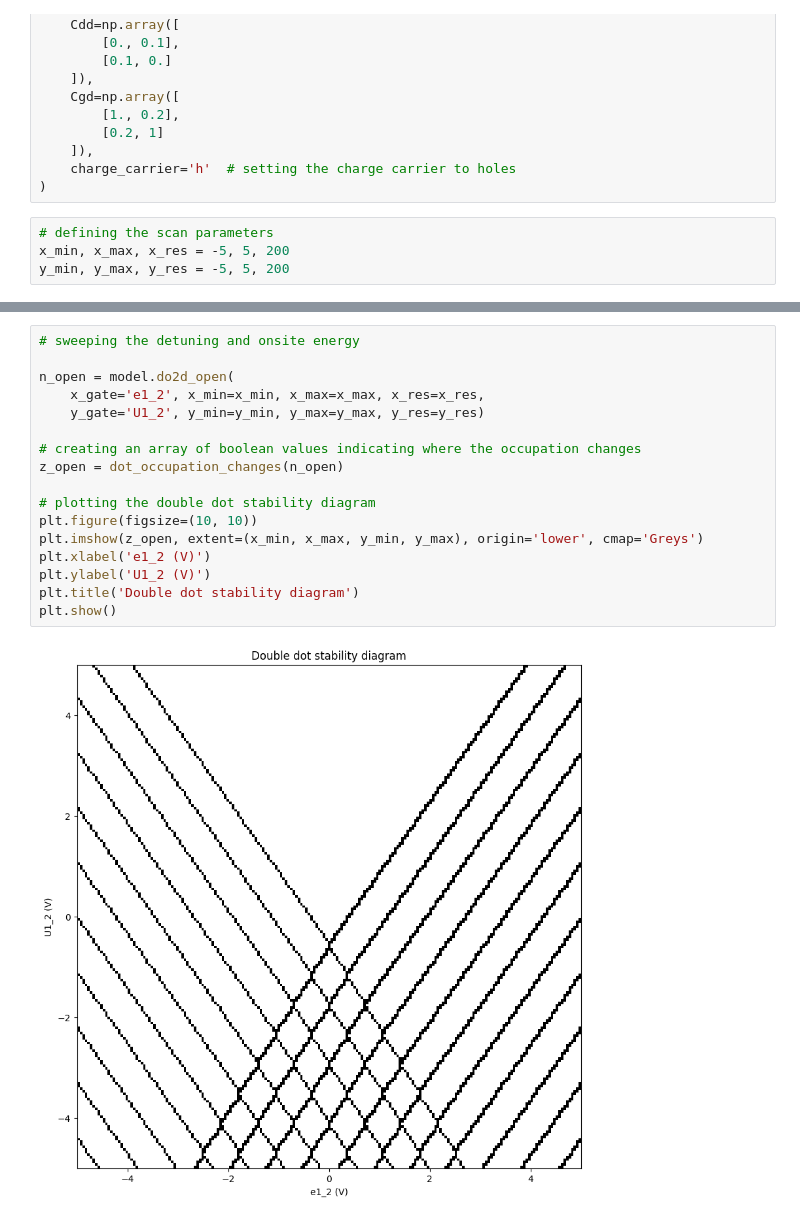
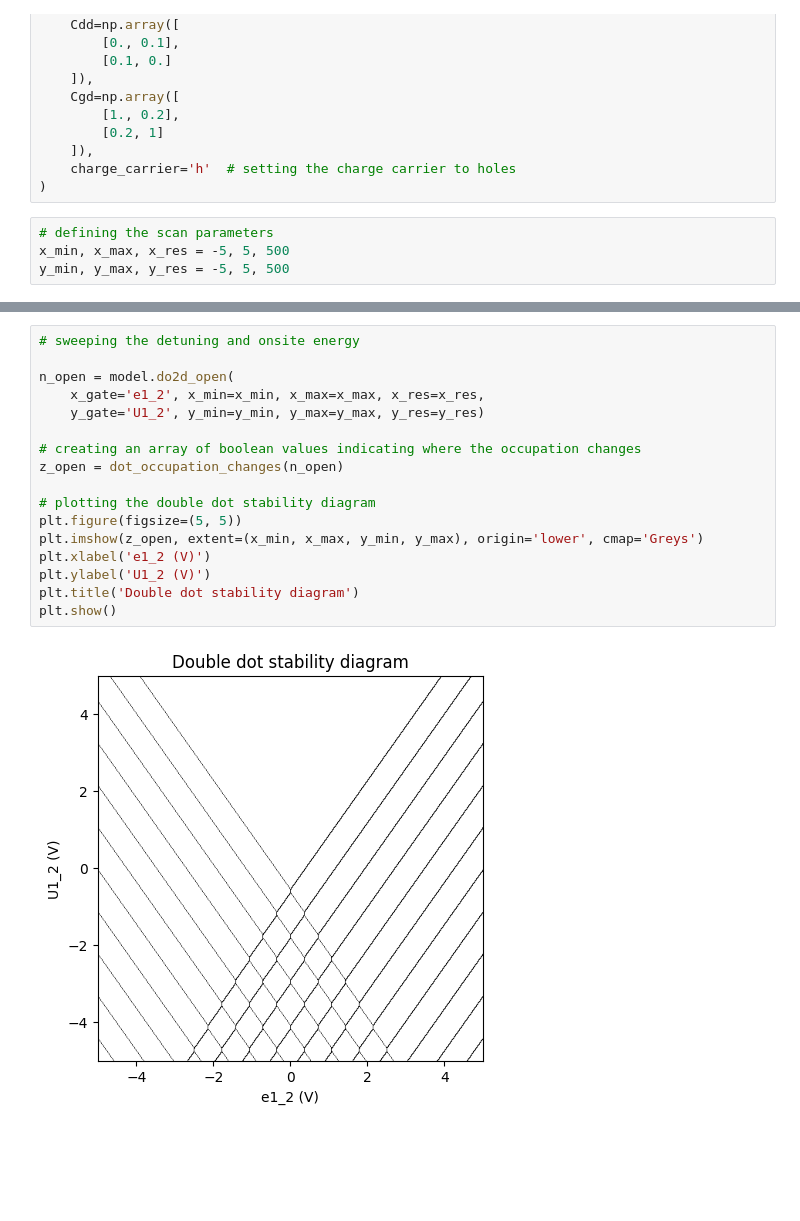
Before and after one commit to b-vanstraaten/qarray, a Jupyter notebook: examples/double_dot.ipynb, the cells around one changed output, grey strips where cells are left out. Saved outputs shown, nothing was run; the diff lists cells and outputs as text; blank space fills up the shorter version.

Commit message:
smaller figures

```diff
--- a/examples/double_dot.ipynb
+++ b/examples/double_dot.ipynb
@@ -27,8 +27,8 @@ model = DotArray(
 )
 # %%
 # defining the scan parameters
-x_min, x_max, x_res = -5, 5, 200
-y_min, y_max, y_res = -5, 5, 200
+x_min, x_max, x_res = -5, 5, 500
+y_min, y_max, y_res = -5, 5, 500
 # %%
 # sweeping the physical plunger gates P1 and P2
 
@@ -70,22 +70,22 @@ plt.show()
 # %%
 # sweeping the detuning and onsite energy
 
 n_open = model.do2d_open(
     x_gate='e1_2', x_min=x_min, x_max=x_max, x_res=x_res,
     y_gate='U1_2', y_min=y_min, y_max=y_max, y_res=y_res)
 
 # creating an array of boolean values indicating where the occupation changes
 z_open = dot_occupation_changes(n_open)
 
 # plotting the double dot stability diagram
-plt.figure(figsize=(10, 10))
+plt.figure(figsize=(5, 5))
 plt.imshow(z_open, extent=(x_min, x_max, y_min, y_max), origin='lower', cmap='Greys')
 plt.xlabel('e1_2 (V)')
 plt.ylabel('U1_2 (V)')
 plt.title('Double dot stability diagram')
 plt.show()
 # %% [output]
-[figure, old version]
+[figure, new version]
 # %%
 # simulating the charge stability diagram for a double dot in the isolated regime containing 2 holes
 
```
Also changed, not shown: parts of 3 cells of this notebook.
